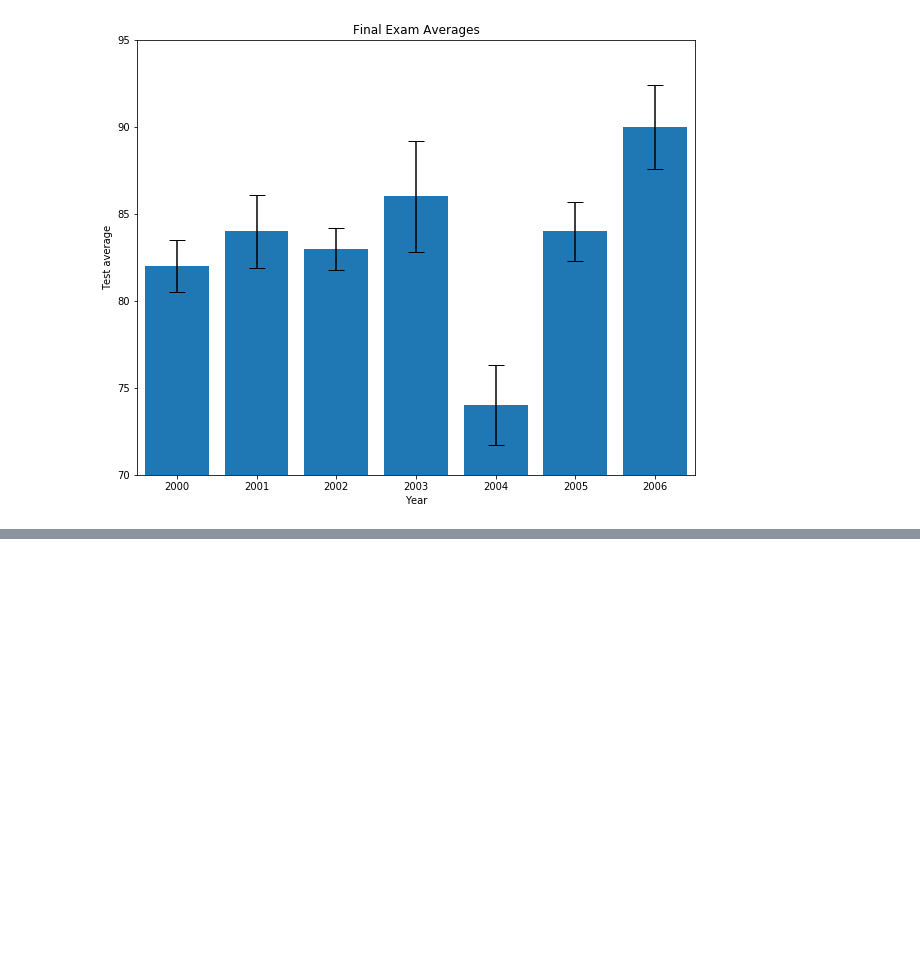
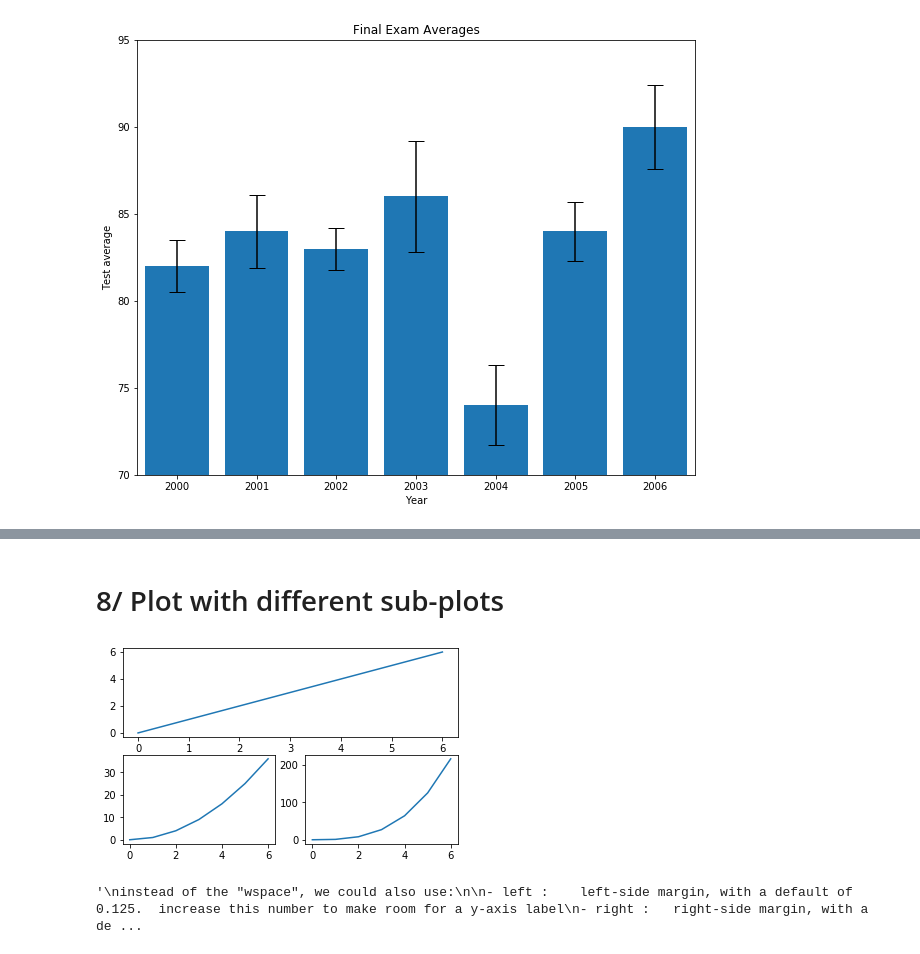
Before and after one commit to santinon/big_data, a Jupyter notebook: Matplotlib .ipynb, the cells around one changed output, grey strips where cells are left out. Drawn from its saved outputs; the diff is of its cells as text; code cells hidden in the pictures; blank space fills up the shorter version.

```diff
--- a/Matplotlib .ipynb
+++ b/Matplotlib .ipynb
@@ -240,0 +275,47 @@ plt.show()
+# %% [markdown]
+
+# 8/ Plot with different sub-plots
+# %%
+from matplotlib import pyplot as plt
+
+# data used for the example
+x = range(7)
+straight_line = [0, 1, 2, 3, 4, 5, 6]
+parabola = [0, 1, 4, 9, 16, 25, 36]
+cubic = [0, 1, 8, 27, 64, 125, 216]
+
+
+
+
+# making plots here
+
+# we always spezifie the location of a plot and then we plot it afterwards
+# "subplot" is based on the fact that we have a grid with 2 rows and 2 columns max, with plots taking +/- place on this space-grid
+plt.subplot(2, 1, 1) # location of the first plot takes 2 rows and 1 columns in itself, and is the first element (takes the place of 2 plots)
+plt.plot(x, straight_line) # and we plot it on the grid-space!
+
+plt.subplot(2, 2, 3) # plot takes place in a grid of 2 rows, with 2 columns and is the 3rd (because plit above take the place of 2)
+plt.plot(x, parabola) # and plot it!
+
+plt.subplot(2, 2, 4) # plot takes place in a grid of 2 rows, with 2 columns and is the 4th
+plt.plot(x, cubic)
+
+plt.subplots_adjust(wspace = 0.20, bottom =0.2) # bottom = space to the bottom of graph by changing bottom margin to 0.2 (instead default of 0.1)
+
+plt.show()
+
+
+'''
+instead of the "wspace", we could also use:
+
+- left :    left-side margin, with a default of 0.125.  increase this number to make room for a y-axis label
+- right :   right-side margin, with a default of 0.9.  increase this to make more room for the figure, or decrease it to make room for a legend
+- bottom :  bottom margin, with a default of 0.1. increase this to make room for tick mark labels or an x-axis label
+- top :     top margin, with a default of 0.9
+- wspace :  horizontal space between adjacent subplots, with default of 0.2
+- hspace :  vertical space between adjacent subplots, with default of 0.2
+
+'''
+# %% [output]
+[figure, added]
+'\ninstead of the "wspace", we could also use:\n\n- left :    left-side margin, with a default of 0.125.  increase this number to make room for a y-axis label\n- right :   right-side margin, with a de ...
```
Also changed, not shown: parts of 5 cells of this notebook.
